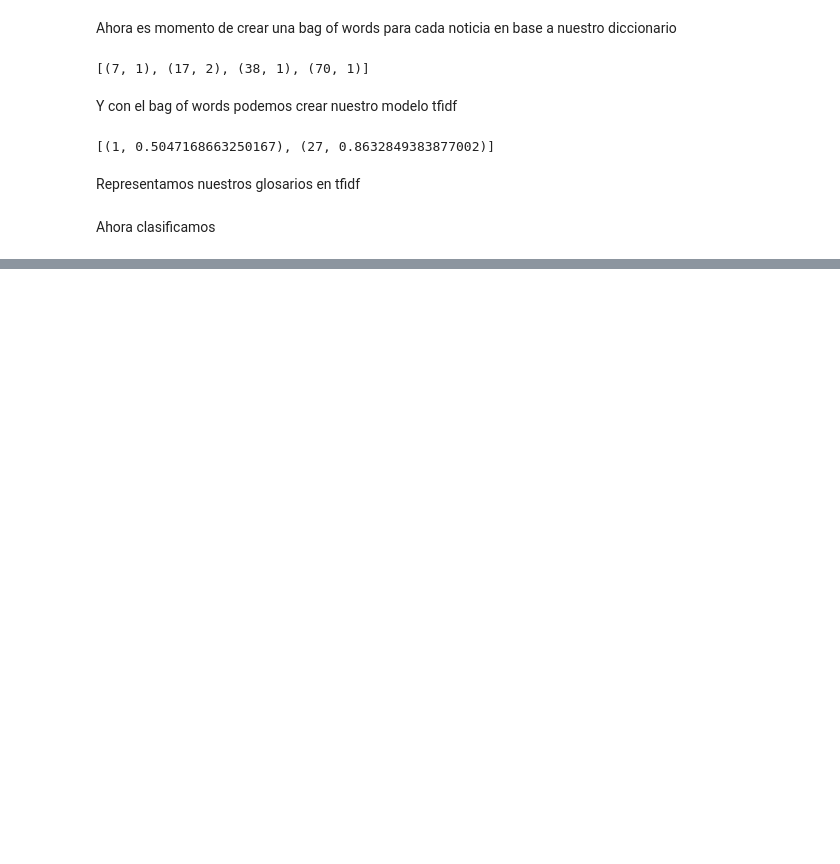
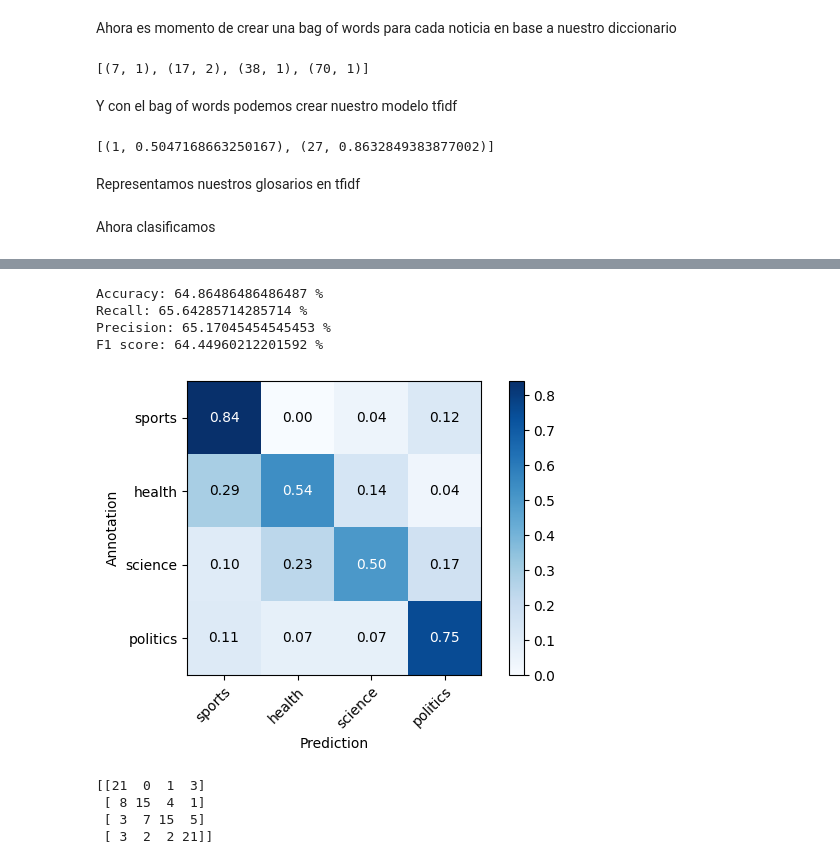
Before and after one commit to Dacarpe03/TextClassification, a Jupyter notebook: Scripts/Clasificacion-TF-IDF.ipynb, the cells around one changed output, grey strips where cells are left out. Drawn from its saved outputs; the diff is of its cells as text; code cells hidden in the pictures; blank space fills up the shorter version.

```diff
--- a/Scripts/Clasificacion-TF-IDF.ipynb
+++ b/Scripts/Clasificacion-TF-IDF.ipynb
@@ -118,0 +161,38 @@ noticias_test_dataframe.to_csv('../Prediccion/predicciones_noticias.csv')
+# %%
+def discretizar_categorias(lista_cat):
+    lista = []
+    for c in lista_cat:
+        disc = 0
+        if (c=="sports"):
+            disc = 1
+        elif (c=="health"):
+            disc = 2
+        elif (c=="science"):
+            disc = 3
+        elif (c=="politics"):
+            disc = 4
+        lista.append(disc)
+    return np.array(lista)
+# %%
+noticias_res = noticias_test_dataframe.copy()
+noticias_test_dataframe = noticias_test_dataframe[noticias_test_dataframe["preds"]!="No clasificado"]
+disc_truth = discretizar_categorias(noticias_test_dataframe["category"].values)
+disc_pred = discretizar_categorias(noticias_test_dataframe["preds"].values)
+print("Accuracy:", accuracy_score(disc_truth, disc_pred)*100, "%")
+print("Recall:", recall_score(disc_truth, disc_pred, average='macro')*100, "%")
+print("Precision:", precision_score(disc_truth, disc_pred, average='macro')*100, "%")
+print("F1 score:", f1_score(disc_truth, disc_pred, average='macro')*100, "%")
+cm = confusion_matrix(disc_truth,
+                      disc_pred)
+draw_confusion_matrix(cm, ["sports", "health", "science", "politics"])
+print(cm)
+# %% [output]
+Accuracy: 64.86486486486487 %
+Recall: 65.64285714285714 %
+Precision: 65.17045454545453 %
+F1 score: 64.44960212201592 %
+[figure, added]
+[[21  0  1  3]
+ [ 8 15  4  1]
+ [ 3  7 15  5]
+ [ 3  2  2 21]]
```
Also changed, not shown: parts of 5 cells of this notebook.
